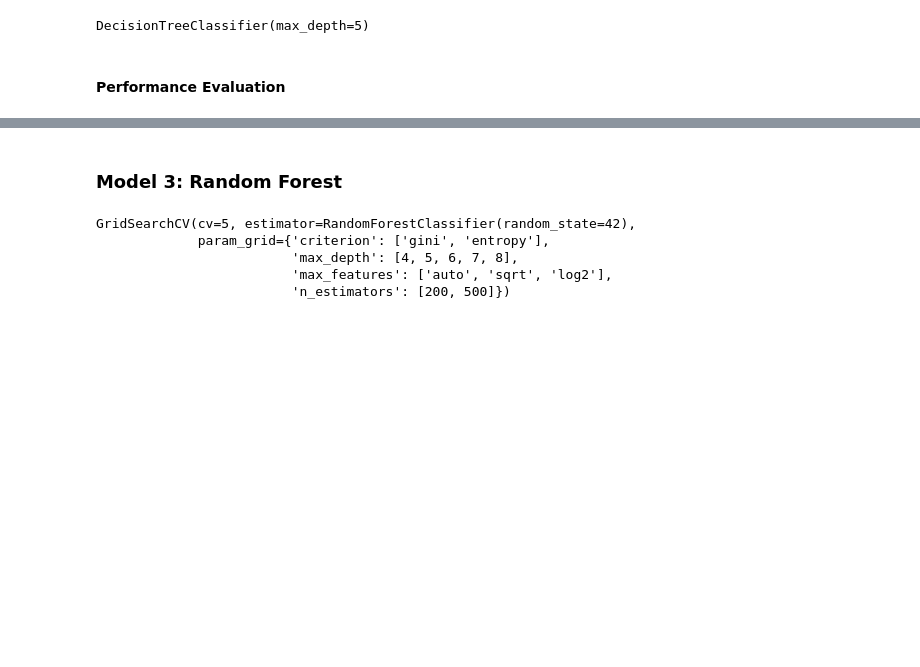
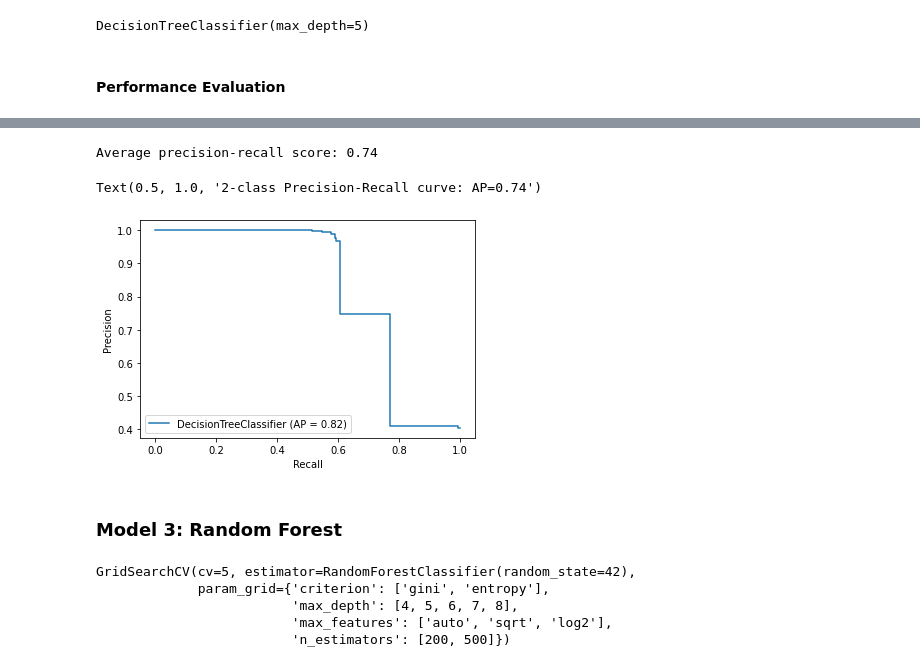
Before and after one commit to visheshkishore/phishing-website-detection, a Jupyter notebook: Phishing Url Model Training.ipynb, the cells around one changed output, grey strips where cells are left out. Saved outputs shown, nothing was run; the diff lists cells and outputs as text; code cells hidden in the pictures; blank space fills up the shorter version.

```diff
--- a/Phishing Url Model Training.ipynb
+++ b/Phishing Url Model Training.ipynb
@@ -260,3 +295,15 @@ plt.show()
+# %%
+average_precision_dt = average_precision_score(Y_test, y_test_tree)
+print('Average precision-recall score: {0:0.2f}'.format(
+      average_precision_dt))
+
+disp_dt = plot_precision_recall_curve(tree, X_test, Y_test)
+disp.ax_.set_title('2-class Precision-Recall curve: '
+                   'AP={0:0.2f}'.format(average_precision_dt))
+# %% [output]
+Average precision-recall score: 0.74
+Text(0.5, 1.0, '2-class Precision-Recall curve: AP=0.74')
+[figure, added]
 # %% [markdown]
 ### Model 3: Random Forest
 # %%
```
Also changed, not shown: parts of 19 cells of this notebook.
